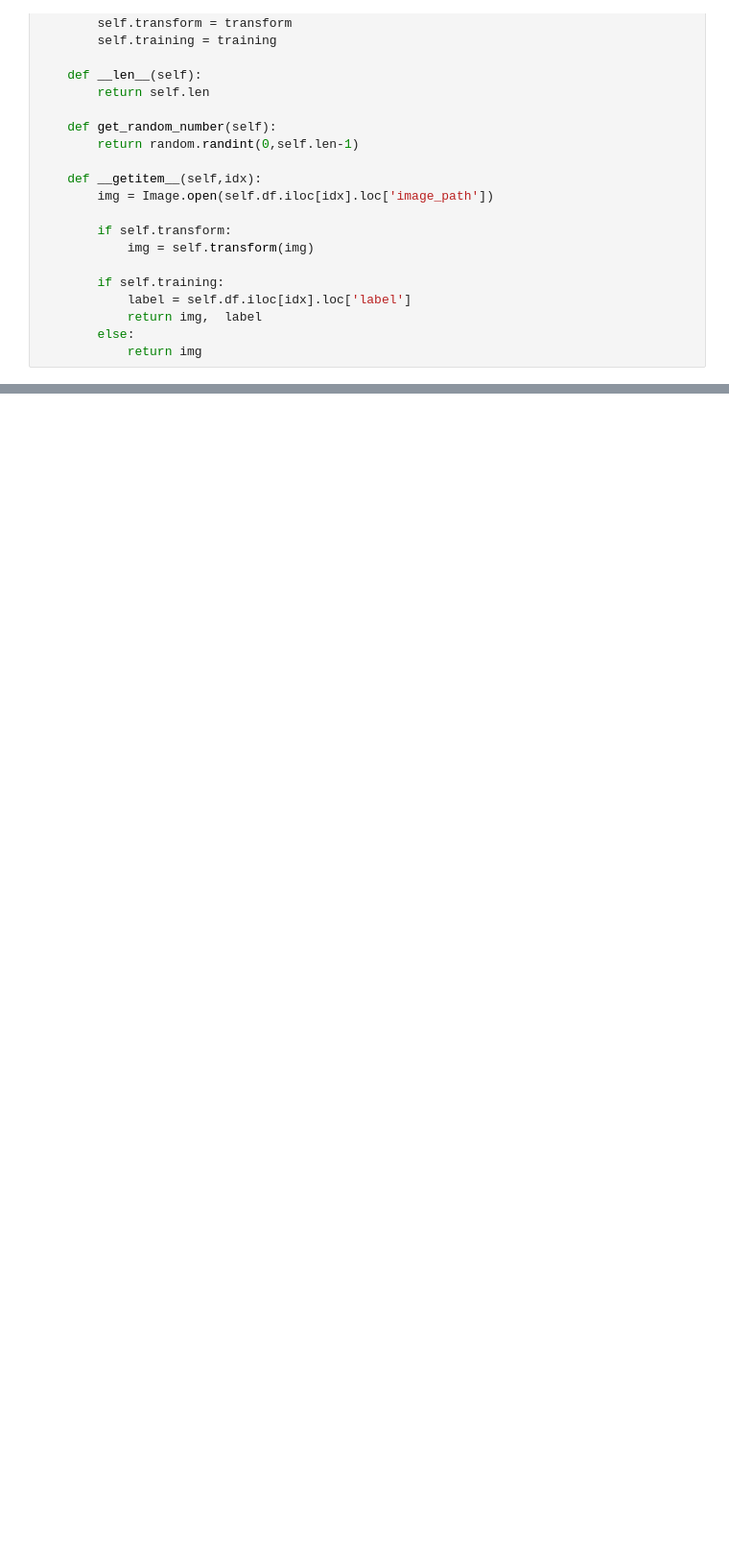
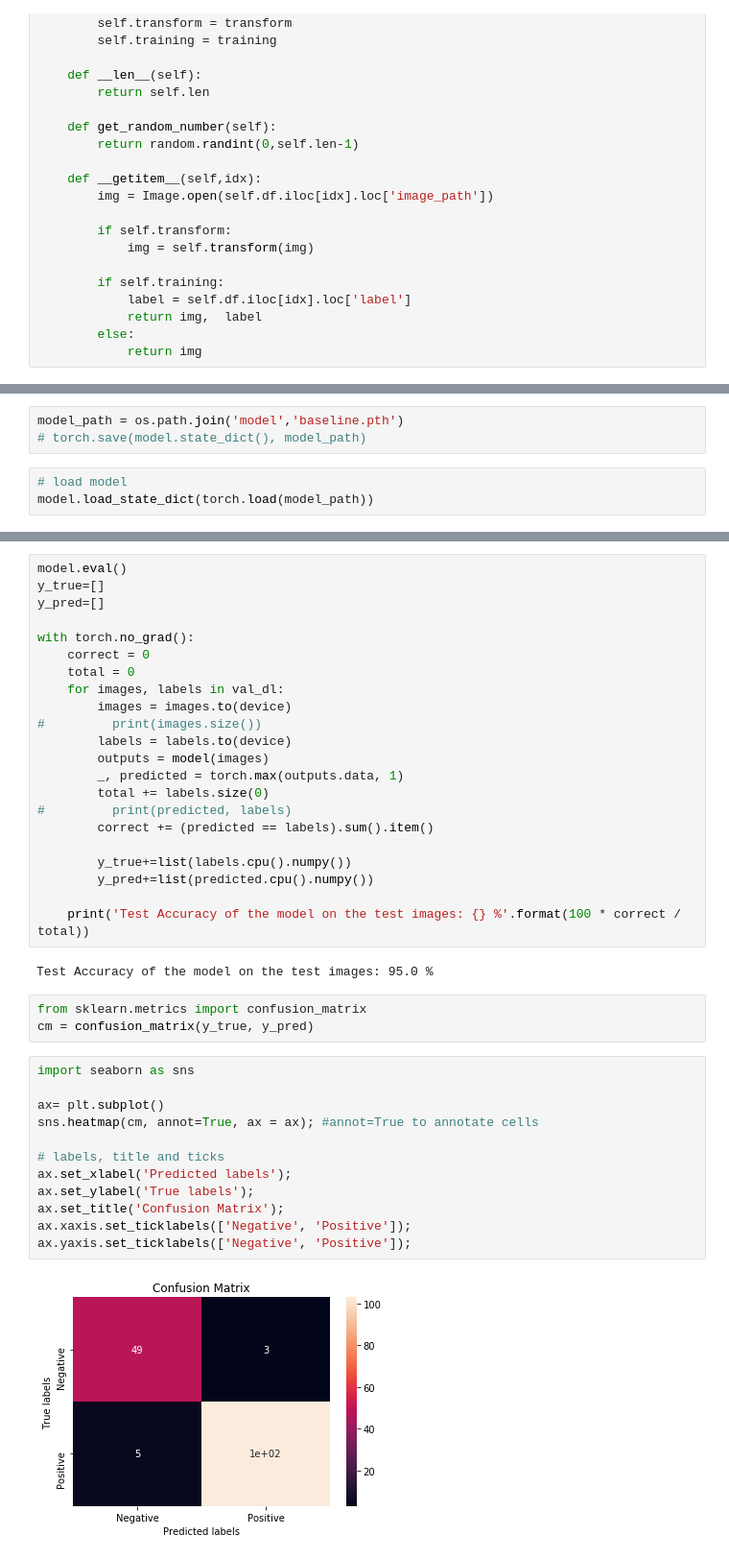
Before and after one commit to williamardianto/projects, a Jupyter notebook: genome/Baseline.ipynb, the cells around one changed output, grey strips where cells are left out. Shown at 96% size. Cells and saved outputs as stored; diff of their text form; blank space fills up the shorter version.

Commit message:
add baseline model

```diff
--- a/genome/Baseline.ipynb
+++ b/genome/Baseline.ipynb
@@ -200 +247,7 @@ optimizer = torch.optim.Adamax(model.parameters(), lr=learning_rate)
+# %%
+model_path = os.path.join('model','baseline.pth')
+# torch.save(model.state_dict(), model_path)
+# %%
+# load model
+model.load_state_dict(torch.load(model_path))
 # %%
@@ -288,0 +273,41 @@ KeyboardInterrupt:
+# %%
+model.eval()
+y_true=[]
+y_pred=[]
+
+with torch.no_grad():
+    correct = 0
+    total = 0
+    for images, labels in val_dl:
+        images = images.to(device)
+#         print(images.size())
+        labels = labels.to(device)
+        outputs = model(images)
+        _, predicted = torch.max(outputs.data, 1)
+        total += labels.size(0)
+#         print(predicted, labels)
+        correct += (predicted == labels).sum().item()
+
+        y_true+=list(labels.cpu().numpy())
+        y_pred+=list(predicted.cpu().numpy())
+
+    print('Test Accuracy of the model on the test images: {} %'.format(100 * correct / total))
+# %% [output]
+Test Accuracy of the model on the test images: 95.0 %
+# %%
+from sklearn.metrics import confusion_matrix
+cm = confusion_matrix(y_true, y_pred)
+# %%
+import seaborn as sns
+
+ax= plt.subplot()
+sns.heatmap(cm, annot=True, ax = ax); #annot=True to annotate cells
+
+# labels, title and ticks
+ax.set_xlabel('Predicted labels');
+ax.set_ylabel('True labels');
+ax.set_title('Confusion Matrix');
+ax.xaxis.set_ticklabels(['Negative', 'Positive']);
+ax.yaxis.set_ticklabels(['Negative', 'Positive']);
+# %% [output]
+[figure, added]
```
Also changed, not shown: parts of 24 cells of this notebook, 1 other file.
